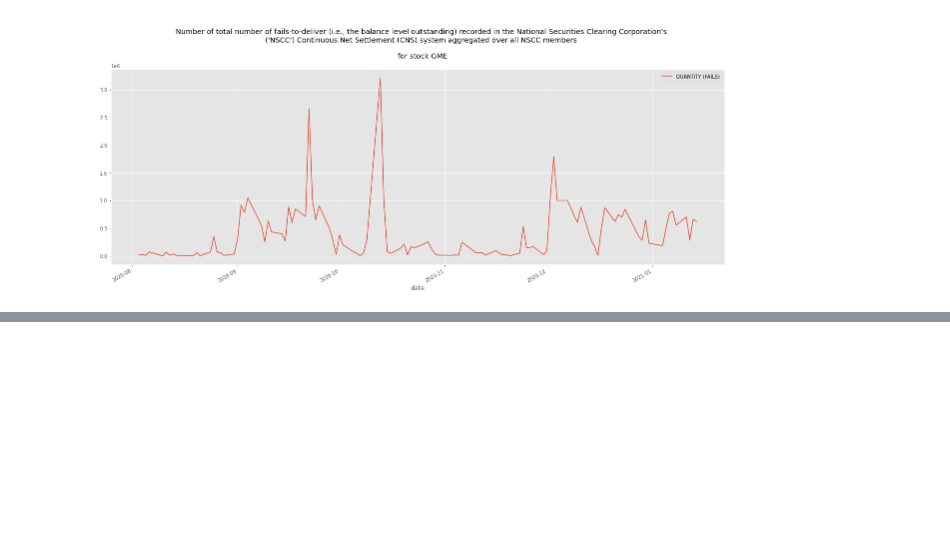
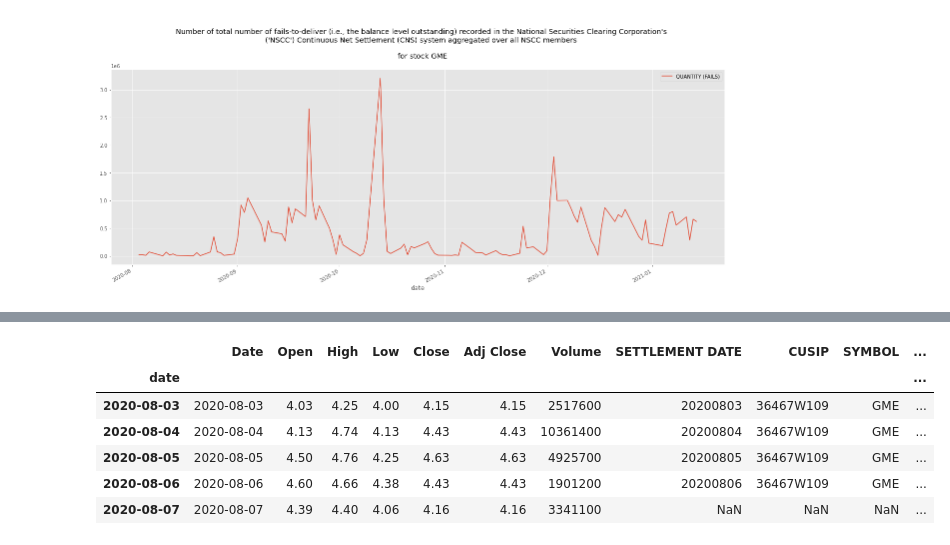
Before and after one commit to DBCerigo/CNS-fails-GME, a Jupyter notebook: CNS fails - GME - 2020-08 - 2021-01.ipynb, the cells around one changed output, grey strips where cells are left out. Saved outputs shown, nothing was run; the diff lists cells and outputs as text; code cells hidden in the pictures; blank space fills up the shorter version.

```diff
--- a/CNS fails - GME - 2020-08 - 2021-01.ipynb
+++ b/CNS fails - GME - 2020-08 - 2021-01.ipynb
@@ -91,0 +112,10 @@ Text(0.5, 1.0, "\n    Number of total number of fails-to-deliver (i.e., the bala
+# %%
+j_df.head()
+# %% [output]
+|  | Date | Open | High | Low | Close | Adj Close | Volume | SETTLEMENT DATE | CUSIP | SYMBOL | ... |
+| date |  |  |  |  |  |  |  |  |  |  | ... |
+| 2020-08-03 | 2020-08-03 | 4.03 | 4.25 | 4.00 | 4.15 | 4.15 | 2517600 | 20200803 | 36467W109 | GME | ... |
+| 2020-08-04 | 2020-08-04 | 4.13 | 4.74 | 4.13 | 4.43 | 4.43 | 10361400 | 20200804 | 36467W109 | GME | ... |
+| 2020-08-05 | 2020-08-05 | 4.50 | 4.76 | 4.25 | 4.63 | 4.63 | 4925700 | 20200805 | 36467W109 | GME | ... |
+| 2020-08-06 | 2020-08-06 | 4.60 | 4.66 | 4.38 | 4.43 | 4.43 | 1901200 | 20200806 | 36467W109 | GME | ... |
+| 2020-08-07 | 2020-08-07 | 4.39 | 4.40 | 4.06 | 4.16 | 4.16 | 3341100 | NaN | NaN | NaN | ... |
```
Also changed, not shown: parts of 10 cells of this notebook.
